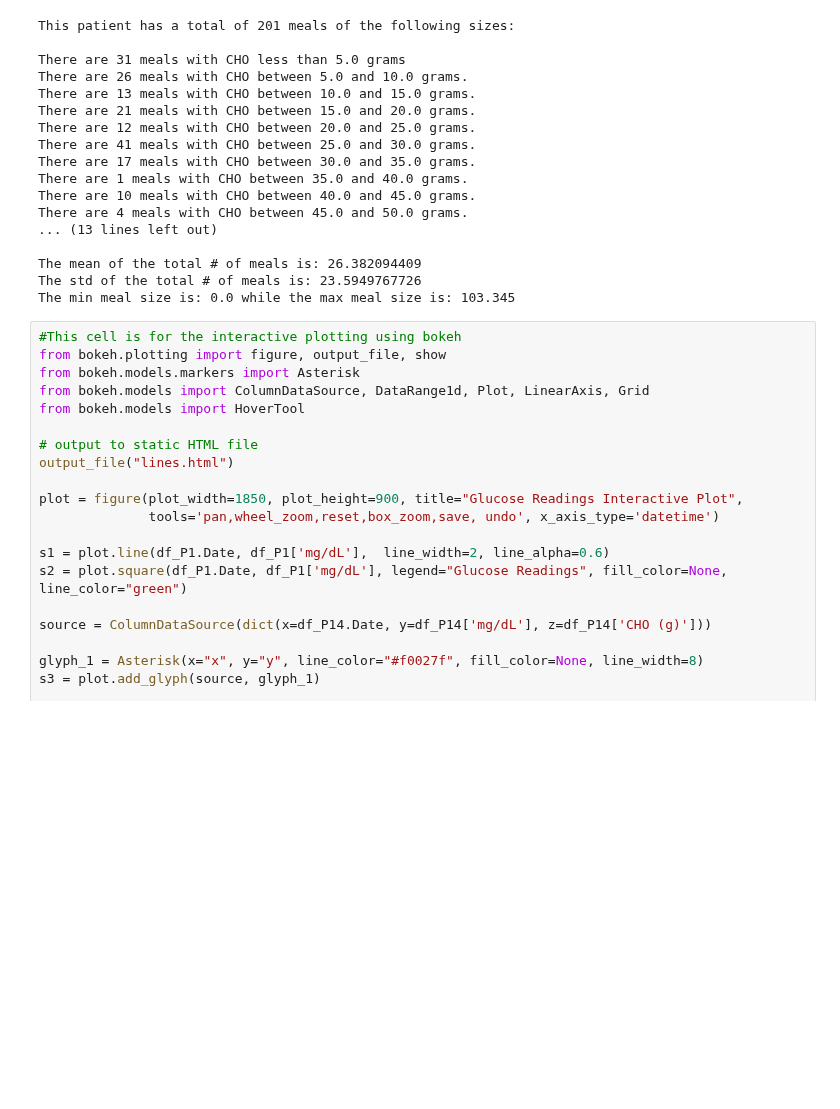
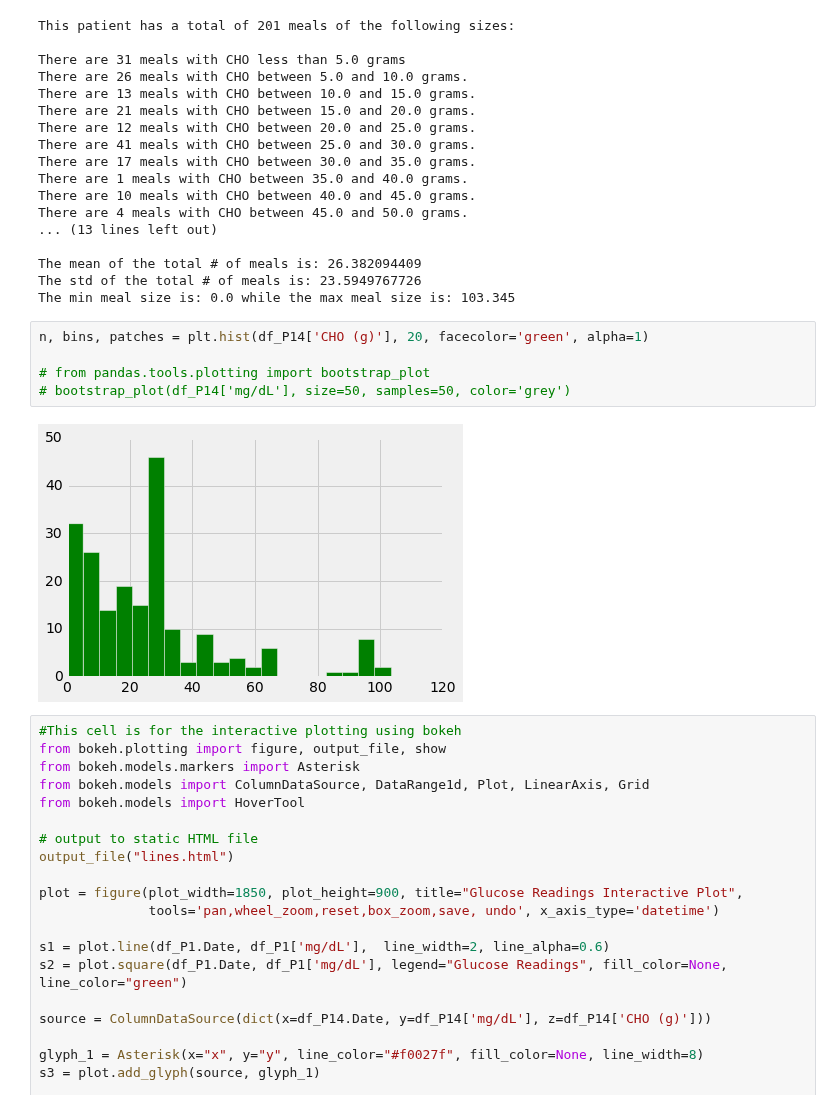
Before and after one commit to SalChem/Diabetic-Project, a Jupyter notebook: Smoothing and Filtering.ipynb, the cells around one changed output. Cells and saved outputs as stored; diff of their text form; blank space fills up the shorter version.

```diff
--- a/Smoothing and Filtering.ipynb
+++ b/Smoothing and Filtering.ipynb
@@ -182,6 +182,13 @@ There are 4 meals with CHO between 45.0 and 50.0 grams.
 The mean of the total # of meals is: 26.382094409
 The std of the total # of meals is: 23.5949767726
 The min meal size is: 0.0 while the max meal size is: 103.345
+# %%
+n, bins, patches = plt.hist(df_P14['CHO (g)'], 20, facecolor='green', alpha=1)
+
+# from pandas.tools.plotting import bootstrap_plot
+# bootstrap_plot(df_P14['mg/dL'], size=50, samples=50, color='grey')
+# %% [output]
+[figure, added]
 # %%
 #This cell is for the interactive plotting using bokeh
 from bokeh.plotting import figure, output_file, show
```
Also changed, not shown: parts of 2 cells of this notebook, 1 other file.
